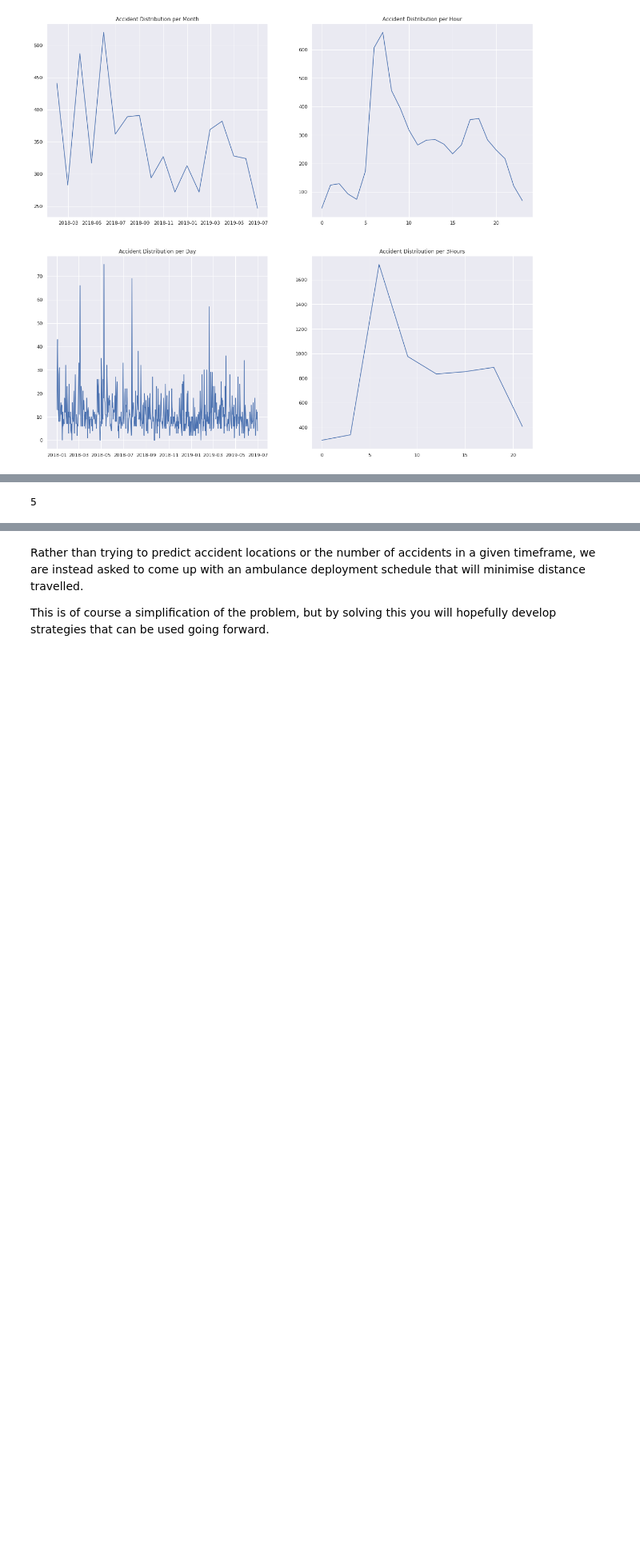
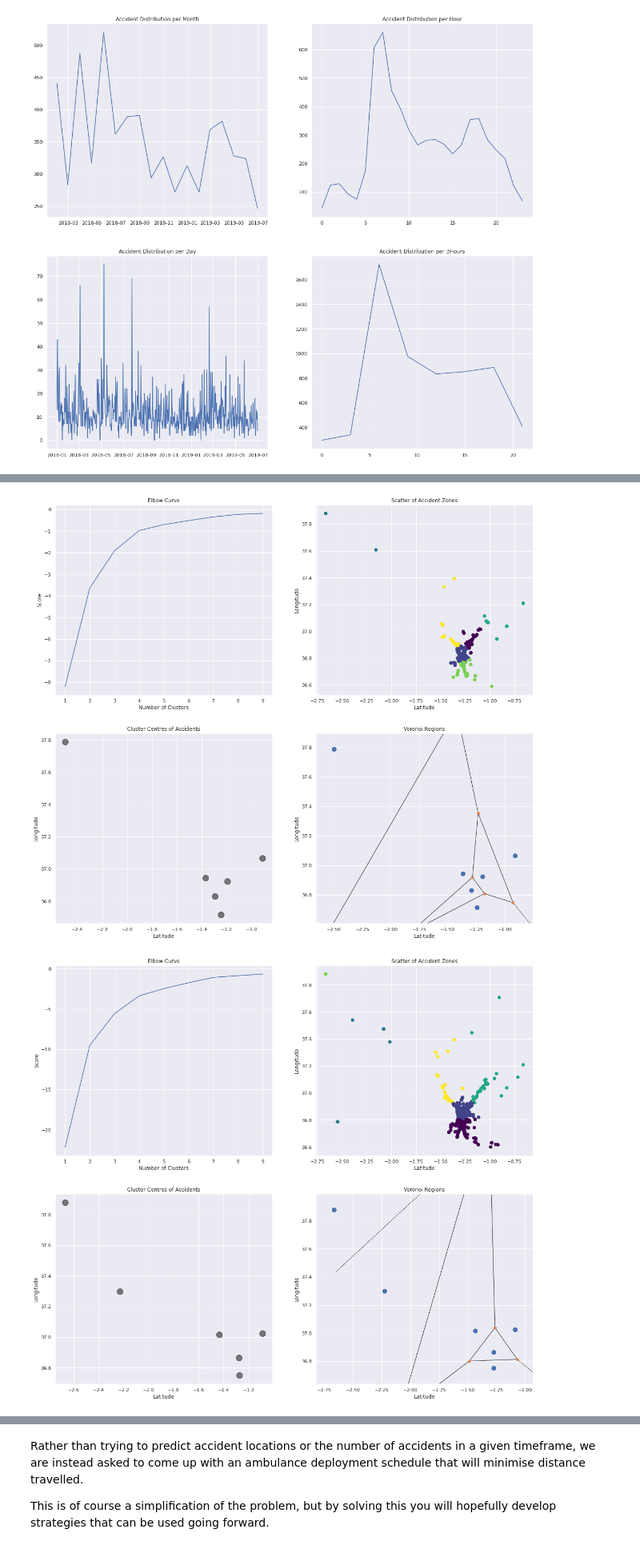
Before and after one commit to Jabor047/ihub2020, a Jupyter notebook: Uber_Nairobi_Ambulance_Perambulation_Challenge.ipynb, the cells around one changed output, grey strips where cells are left out. Shown at 80% size. Saved outputs shown, nothing was run; the diff lists cells and outputs as text; code cells hidden in the pictures; blank space fills up the shorter version.

Commit message:
Merged list function updated

```diff
--- a/Uber_Nairobi_Ambulance_Perambulation_Challenge.ipynb
+++ b/Uber_Nairobi_Ambulance_Perambulation_Challenge.ipynb
@@ -136,0 +130,3 @@ dfSixthThree
+# %%
+dfList = [dfFirstThree, dfSecondThree, dfThirdThree, dfFourthThree, dfFifthThree, dfSixthThree]
+pointsList = []
@@ -191,4 +191,6 @@ Text(0.5, 0, 'Latitude')
-# %%
-len(centers)
-# %% [output]
-5
+# %%
+for dataF in dfList:
+    clusterThrees(dataF, pointsList)
+# %% [output]
+[figure, added]
+[figure, added]
```
Also changed, not shown: parts of 13 cells of this notebook.
